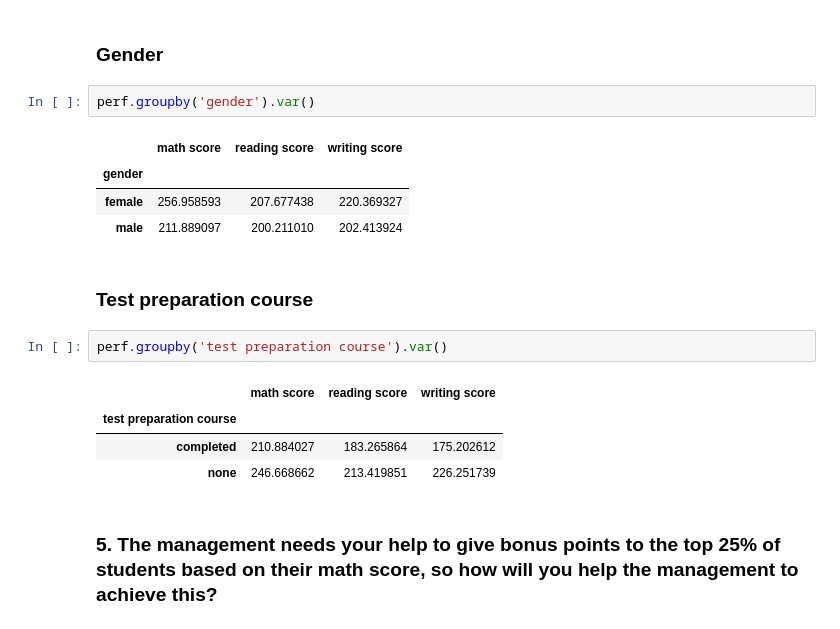
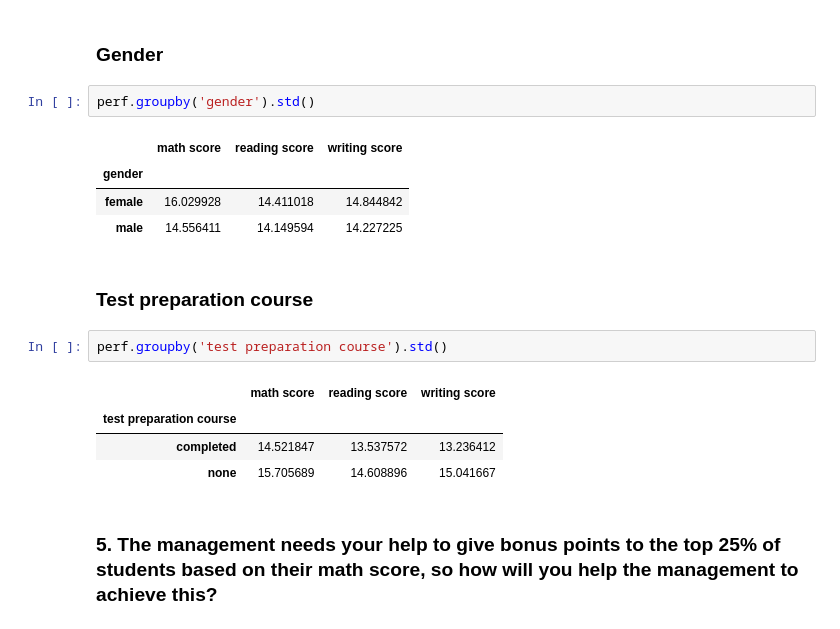
Before and after one commit to Sneha65V/Assignments-DSA, a Jupyter notebook: Measures of Central Tendency and Dispersion-checkpoint.ipynb, the cells around one changed output. Cells and saved outputs as stored; diff of their text form.

```diff
--- a/Measures of Central Tendency and Dispersion-checkpoint.ipynb
+++ b/Measures of Central Tendency and Dispersion-checkpoint.ipynb
@@ -112,21 +112,21 @@ perf.groupby('test preparation course').mean()
 # %% [markdown]
 ### Gender
 # %%
-perf.groupby('gender').var()
+perf.groupby('gender').std()
 # %% [output]
 |  | math score | reading score | writing score |
 | gender |  |  |  |
-| female | 256.958593 | 207.677438 | 220.369327 |
-| male | 211.889097 | 200.211010 | 202.413924 |
+| female | 16.029928 | 14.411018 | 14.844842 |
+| male | 14.556411 | 14.149594 | 14.227225 |
 # %% [markdown]
 ### Test preparation course
 # %%
-perf.groupby('test preparation course').var()
+perf.groupby('test preparation course').std()
 # %% [output]
 |  | math score | reading score | writing score |
 | test preparation course |  |  |  |
-| completed | 210.884027 | 183.265864 | 175.202612 |
-| none | 246.668662 | 213.419851 | 226.251739 |
+| completed | 14.521847 | 13.537572 | 13.236412 |
+| none | 15.705689 | 14.608896 | 15.041667 |
 # %% [markdown]
 ### 5. The management needs your help to give bonus points to the top 25% of students based on their math score, so how will you help the management to achieve this?
 # %%
```
